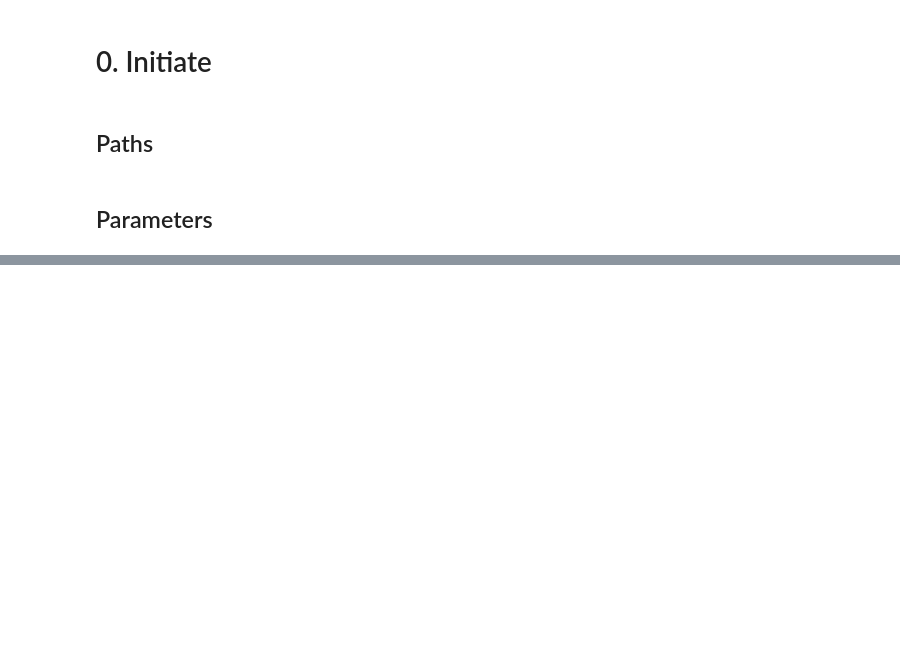
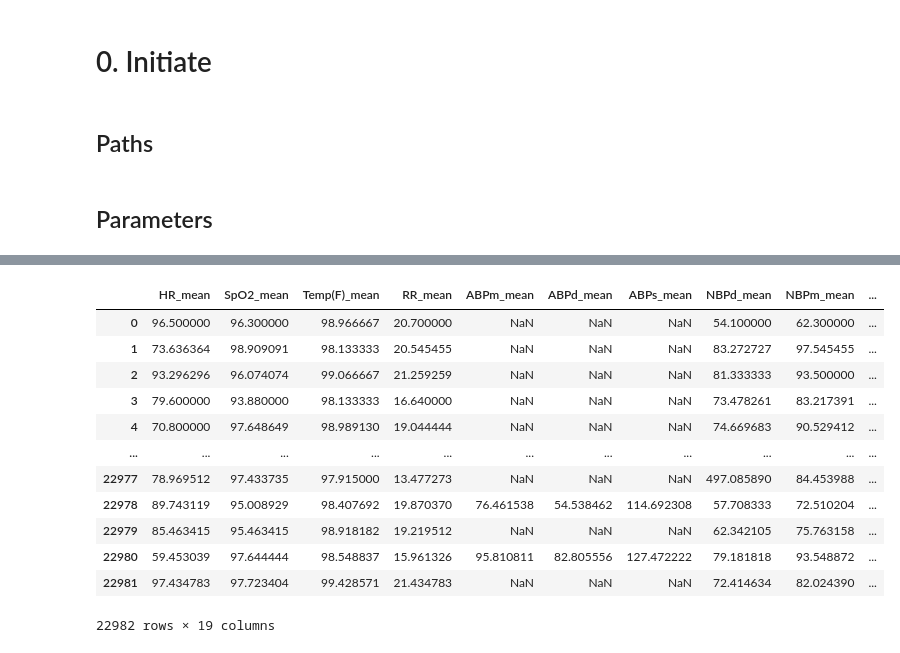
Before and after one commit to singlaayush/CardiomegalyBiomarkers, a Jupyter notebook: Cardiomegaly_Classification/DataPipeline.ipynb, the cells around one changed output, grey strips where cells are left out. Drawn from its saved outputs; the diff is of its cells as text; code cells hidden in the pictures; blank space fills up the shorter version.

```diff
--- a/Cardiomegaly_Classification/DataPipeline.ipynb
+++ b/Cardiomegaly_Classification/DataPipeline.ipynb
@@ -397,4 +327,4 @@ df_master_cleaned.to_parquet(feature_folder + 'MIMIC_features.parquet')
 import pandas as pd
 
 # Import cleaned master dataframe
-df_master_cleaned = pd.read_pickle(feature_folder + 'MIMIC_features.pkl')
+df_master_cleaned = pd.read_pickle(feature_folder + 'MIMIC_features_v2.pkl')
@@ -400,0 +337,15 @@ df_master_cleaned = pd.read_pickle(feature_folder + 'MIMIC_features.pkl')
+# %%
+indexing_cols = ['subject_id', 'study_id']
+imaging_cols  = ['ViewPosition', 'path']
+icu_cols = ['hadm_id', 'stay_id', 'first_careunit', 'last_careunit', 'intime', 'outtime', 'los', 'Match',\
+    'EarlyBoundary', 'PostGapStart', 'PostGapStop']
+label_cols = ['No Finding', 'Enlarged Cardiomediastinum', 'Cardiomegaly', 'Lung Opacity', 'Lung Lesion', \
+    'Edema', 'Consolidation', 'Pneumonia', 'Atelectasis', 'Pneumothorax', 'Pleural Effusion', 'Pleural Other',\
+    'Fracture', 'Support Devices']
+demographic_cols = ['ethnicity', 'anchor_age', 'anchor_year', 'gender']
+chart_labels_mean_cols = list(chart_labels_mean.values())
+chart_labels_max_cols  = list(chart_labels_max.values())
+chart_labels_min_cols  = list(chart_labels_min.values())
+lab_labels_mean_cols = list(lab_labels_mean.values())
+lab_labels_max_cols  = list(lab_labels_max.values())
+lab_labels_min_cols  = list(lab_labels_min.values())
@@ -400,0 +368,16 @@ df_master_cleaned = pd.read_pickle(feature_folder + 'MIMIC_features.pkl')
+# %%
+df_master_cleaned[chart_labels_mean_cols]
+# %% [output]
+|  | HR_mean | SpO2_mean | Temp(F)_mean | RR_mean | ABPm_mean | ABPd_mean | ABPs_mean | NBPd_mean | NBPm_mean | ... |
+| 0 | 96.500000 | 96.300000 | 98.966667 | 20.700000 | NaN | NaN | NaN | 54.100000 | 62.300000 | ... |
+| 1 | 73.636364 | 98.909091 | 98.133333 | 20.545455 | NaN | NaN | NaN | 83.272727 | 97.545455 | ... |
+| 2 | 93.296296 | 96.074074 | 99.066667 | 21.259259 | NaN | NaN | NaN | 81.333333 | 93.500000 | ... |
+| 3 | 79.600000 | 93.880000 | 98.133333 | 16.640000 | NaN | NaN | NaN | 73.478261 | 83.217391 | ... |
+| 4 | 70.800000 | 97.648649 | 98.989130 | 19.044444 | NaN | NaN | NaN | 74.669683 | 90.529412 | ... |
+| ... | ... | ... | ... | ... | ... | ... | ... | ... | ... | ... |
+| 22977 | 78.969512 | 97.433735 | 97.915000 | 13.477273 | NaN | NaN | NaN | 497.085890 | 84.453988 | ... |
+| 22978 | 89.743119 | 95.008929 | 98.407692 | 19.870370 | 76.461538 | 54.538462 | 114.692308 | 57.708333 | 72.510204 | ... |
+| 22979 | 85.463415 | 95.463415 | 98.918182 | 19.219512 | NaN | NaN | NaN | 62.342105 | 75.763158 | ... |
+| 22980 | 59.453039 | 97.644444 | 98.548837 | 15.961326 | 95.810811 | 82.805556 | 127.472222 | 79.181818 | 93.548872 | ... |
+| 22981 | 97.434783 | 97.723404 | 99.428571 | 21.434783 | NaN | NaN | NaN | 72.414634 | 82.024390 | ... |
+22982 rows × 19 columns
```
Also changed, not shown: parts of 31 cells of this notebook, 1 other file.
